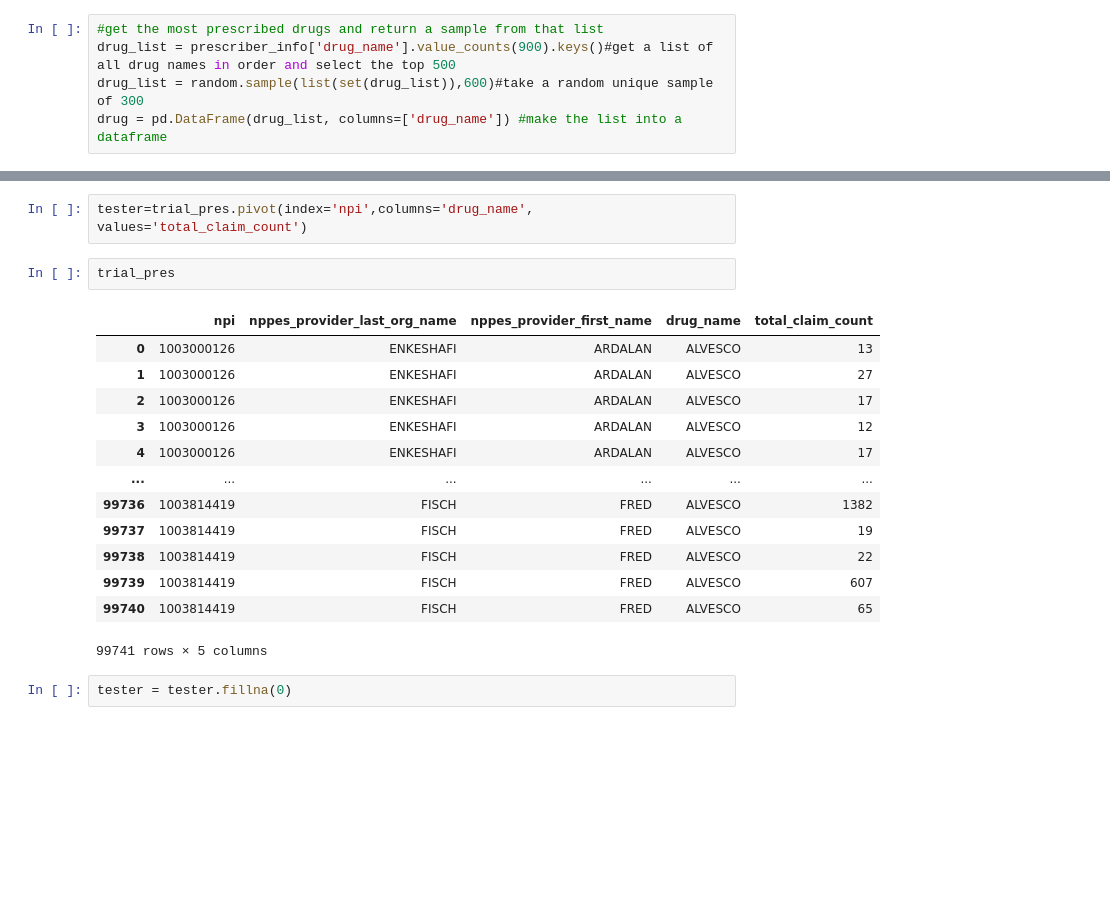
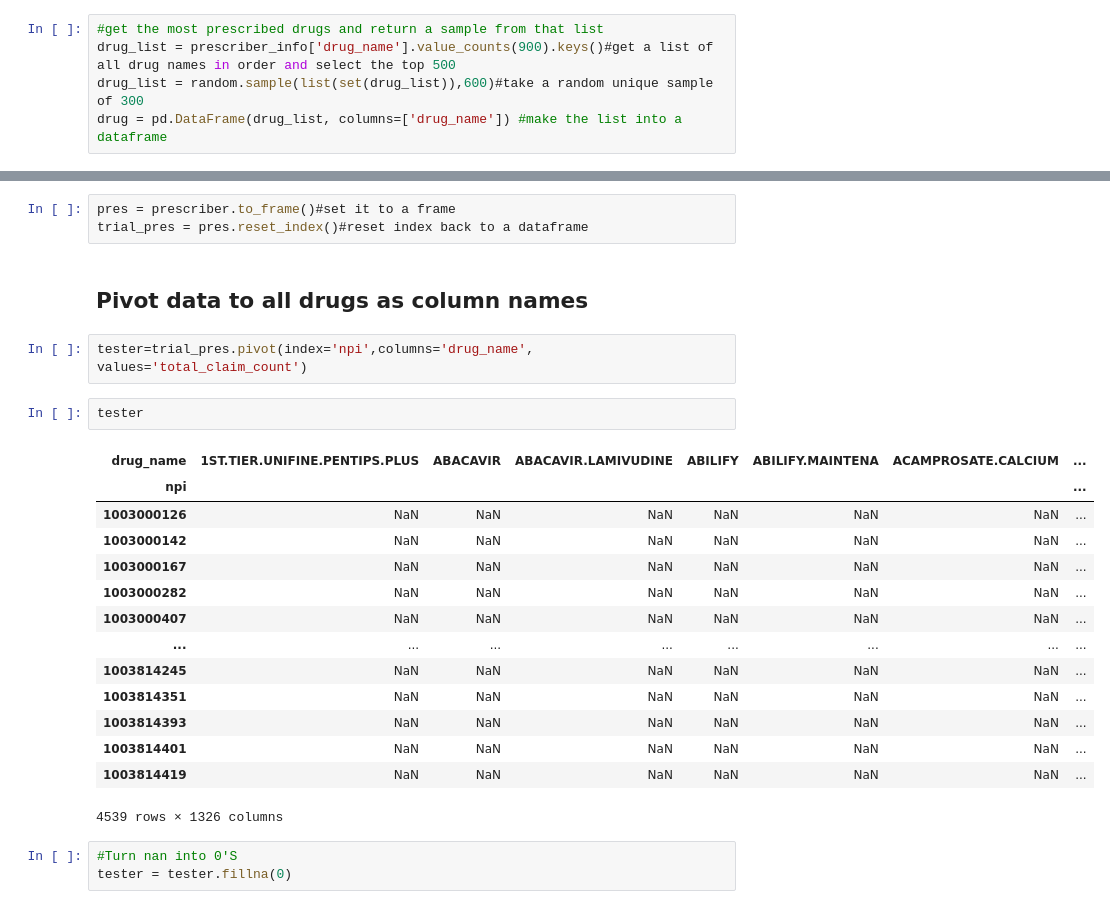
Before and after one commit to ssonkol/Medication_Prediction, a Jupyter notebook: Notebook/00-Extract-Data-v0.0.ipynb, the cells around one changed output, grey strips where cells are left out. Saved outputs shown, nothing was run; the diff lists cells and outputs as text; blank space fills up the shorter version.

```diff
--- a/Notebook/Untitled.ipynb
+++ b/Notebook/00-Extract-Data-v0.0.ipynb
@@ -35,20 +36,27 @@ trial_pres.loc[trial_pres['drug_name'] == 'ALVESCO']
+# %%
+pres = prescriber.to_frame()#set it to a frame
+trial_pres = pres.reset_index()#reset index back to a dataframe
+# %% [markdown]
+## Pivot data to all drugs as column names
 # %%
 tester=trial_pres.pivot(index='npi',columns='drug_name', values='total_claim_count')
-# %%
-trial_pres
-# %% [output]
-|  | npi | nppes_provider_last_org_name | nppes_provider_first_name | drug_name | total_claim_count |
-| 0 | 1003000126 | ENKESHAFI | ARDALAN | ALVESCO | 13 |
-| 1 | 1003000126 | ENKESHAFI | ARDALAN | ALVESCO | 27 |
-| 2 | 1003000126 | ENKESHAFI | ARDALAN | ALVESCO | 17 |
-| 3 | 1003000126 | ENKESHAFI | ARDALAN | ALVESCO | 12 |
-| 4 | 1003000126 | ENKESHAFI | ARDALAN | ALVESCO | 17 |
-| ... | ... | ... | ... | ... | ... |
-| 99736 | 1003814419 | FISCH | FRED | ALVESCO | 1382 |
-| 99737 | 1003814419 | FISCH | FRED | ALVESCO | 19 |
-| 99738 | 1003814419 | FISCH | FRED | ALVESCO | 22 |
-| 99739 | 1003814419 | FISCH | FRED | ALVESCO | 607 |
-| 99740 | 1003814419 | FISCH | FRED | ALVESCO | 65 |
-99741 rows × 5 columns
-# %%
-tester = tester.fillna(0)
+# %%
+tester
+# %% [output]
+| drug_name | 1ST.TIER.UNIFINE.PENTIPS.PLUS | ABACAVIR | ABACAVIR.LAMIVUDINE | ABILIFY | ABILIFY.MAINTENA | ACAMPROSATE.CALCIUM | ... |
+| npi |  |  |  |  |  |  | ... |
+| 1003000126 | NaN | NaN | NaN | NaN | NaN | NaN | ... |
+| 1003000142 | NaN | NaN | NaN | NaN | NaN | NaN | ... |
+| 1003000167 | NaN | NaN | NaN | NaN | NaN | NaN | ... |
+| 1003000282 | NaN | NaN | NaN | NaN | NaN | NaN | ... |
+| 1003000407 | NaN | NaN | NaN | NaN | NaN | NaN | ... |
+| ... | ... | ... | ... | ... | ... | ... | ... |
+| 1003814245 | NaN | NaN | NaN | NaN | NaN | NaN | ... |
+| 1003814351 | NaN | NaN | NaN | NaN | NaN | NaN | ... |
+| 1003814393 | NaN | NaN | NaN | NaN | NaN | NaN | ... |
+| 1003814401 | NaN | NaN | NaN | NaN | NaN | NaN | ... |
+| 1003814419 | NaN | NaN | NaN | NaN | NaN | NaN | ... |
+4539 rows × 1326 columns
+# %%
+#Turn nan into 0'S
+tester = tester.fillna(0)
```
Also changed, not shown: parts of 32 cells of this notebook, 3 other files.
